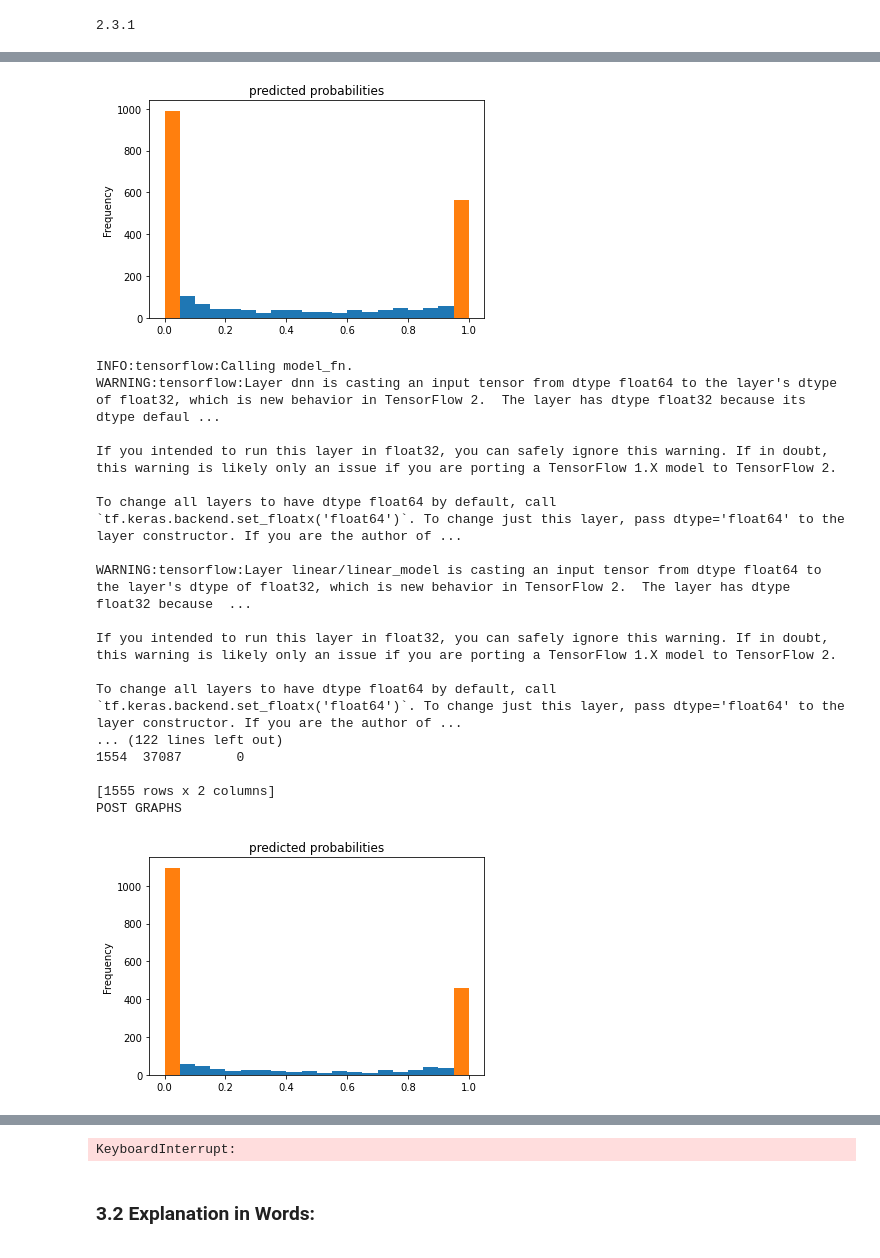
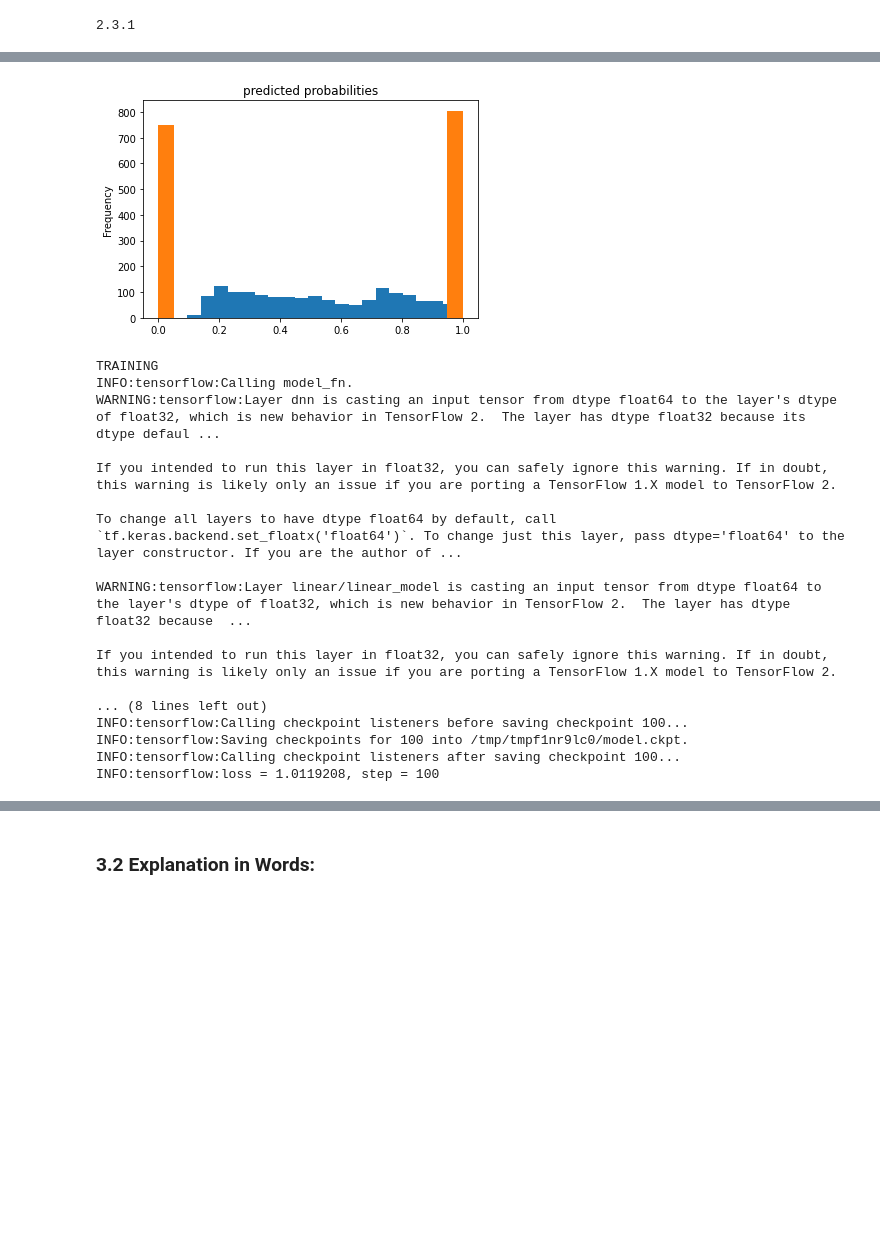
Before and after one commit to ptwu/election-county-prediction, a Jupyter notebook: scao_notebook.ipynb, the cells around one changed output, grey strips where cells are left out. Cells and saved outputs as stored; diff of their text form; code cells hidden in the pictures; blank space fills up the shorter version.

```diff
--- a/scao_notebook.ipynb
+++ b/scao_notebook.ipynb
@@ -637,10 +637,47 @@ def make_input_fn(X, y, n_epochs=None, shuffle=True):
   return input_fn
 
 # Training and evaluation input functions.
-# og_train_input_fn = make_input_fn(train_x, train_y, shuffle=False, n_epochs=1)
+og_train_input_fn = make_input_fn(train_x, train_y, shuffle=False, n_epochs=1)
 train_input_fn = make_input_fn(dftrain, y_train)
 eval_input_fn = make_input_fn(dfeval, y_eval, shuffle=False, n_epochs=1)
 test_input_fn = make_input_fn(test_x, None, shuffle=False, n_epochs=1)
+
+# KFOLD SPLITTING
+trains = []
+vals = []
+k = 5
+splitter = 1555//k
+split_index = [splitter*i for i in range(k)]
+back_idx = [splitter*(i+1) for i in range(k)]
+back_idx[-1] = 1555
+yvals = []
+print(split_index)
+print(back_idx)
+
+train_x1 = train_x
+train_y1 = train_y
+
+for i in range(k):
+    # dftrain = train_x.iloc[:split,:]
+# y_train = train_y.iloc[:split]
+    train_x = train_x1.copy()
+    train_y = train_y1.copy()
+    tdf = pd.concat([train_x.iloc[:split_index[i],:], train_x.iloc[back_idx[i]:,:]])
+    ty = pd.concat([train_y.iloc[:split_index[i]], train_y.iloc[back_idx[i]:]])
+
+    df = train_x.iloc[split_index[i]:back_idx[i],:]
+    y = train_y.iloc[split_index[i]:back_idx[i]]
+
+    print(tdf)
+    print(ty)
+    print(df)
+    print(y)
+    trains.append(make_input_fn(tdf, ty))
+    vals.append(make_input_fn(df,y,shuffle=False, n_epochs=1))
+    yvals.append(y)
+
+print(trains)
+print(vals)
 
 # linear_est = tf.estimator.LinearClassifier(feature_columns)
 
@@ -682,18 +719,25 @@ est = tf.estimator.DNNLinearCombinedClassifier(
 
 _run = True
 n = 0
+i = -1
 while _run:
-    n += 500
+    n += 100
+    i += 1
+    i = i%k
+    train_input_fn = trains[i]
+    eval_input_fn  = vals[i]
     # # The model will stop training once the specified number of trees is built, not
     # # based on the number of steps.
+    print("TRAINING")
     est.train(train_input_fn, max_steps=n)
 
     # Eval.
+    print("EVAL")
     eval_pred_dicts = list(est.predict(eval_input_fn))
     result = est.evaluate(eval_input_fn)
 #     print(result)
 
-
+    print("TEST")
     pred_dicts = list(est.predict(test_input_fn))
     # pred_dicts = list(est.predict(og_train_input_fn))
     # print(pred_dicts)
@@ -718,7 +762,7 @@ while _run:
     print(pd.Series(result))
     print("WEIGHTED: ")
 
-    w_acc = weighted_accuracy(eval_submission, y_eval)
+    w_acc = weighted_accuracy(eval_submission, yvals[i])
     print(w_acc)
 
     print(submission)
@@ -731,7 +775,7 @@ while _run:
     plt.show()
 #     _run = result["loss"] > .2
 
-    _run = result["accuracy"] < .85
+    _run = w_acc < .90
 
 # TODO
 # %% [output]
@@ -751,8 +795,9 @@ WARNING:tensorflow:Layer dnn is casting an input tensor from dtype float64 to th
 1554  37087       1
 
 [1555 rows x 2 columns]
 POST GRAPHS
-[figure, old version]
+[figure, new version]
+TRAINING
 INFO:tensorflow:Calling model_fn.
 WARNING:tensorflow:Layer dnn is casting an input tensor from dtype float64 to the layer's dtype of float32, which is new behavior in TensorFlow 2.  The layer has dtype float32 because its dtype defaul ...
 
@@ -764,10 +809,8 @@ WARNING:tensorflow:Layer linear/linear_model is casting an input tensor from dty
 
 If you intended to run this layer in float32, you can safely ignore this warning. If in doubt, this warning is likely only an issue if you are porting a TensorFlow 1.X model to TensorFlow 2.
 
-To change all layers to have dtype float64 by default, call `tf.keras.backend.set_floatx('float64')`. To change just this layer, pass dtype='float64' to the layer constructor. If you are the author of ...
-... (122 lines left out)
-1554  37087       0
-
-[1555 rows x 2 columns]
-POST GRAPHS
+... (8 lines left out)
+INFO:tensorflow:Calling checkpoint listeners before saving checkpoint 100...
+INFO:tensorflow:Saving checkpoints for 100 into /tmp/tmpf1nr9lc0/model.ckpt.
+INFO:tensorflow:Calling checkpoint listeners after saving checkpoint 100...
+INFO:tensorflow:loss = 1.0119208, step = 100
-[figure, removed]
@@ -791,4 +817,3 @@ INFO:tensorflow:loss = 0.19061321, step = 1100 (1.545 sec)
-KeyboardInterrupt:
 # %% [markdown]
 <h3>3.2 Explanation in Words:</h3><p>
 # %% [markdown]
```
Also changed, not shown: parts of 1 cell of this notebook, 1 other file.
